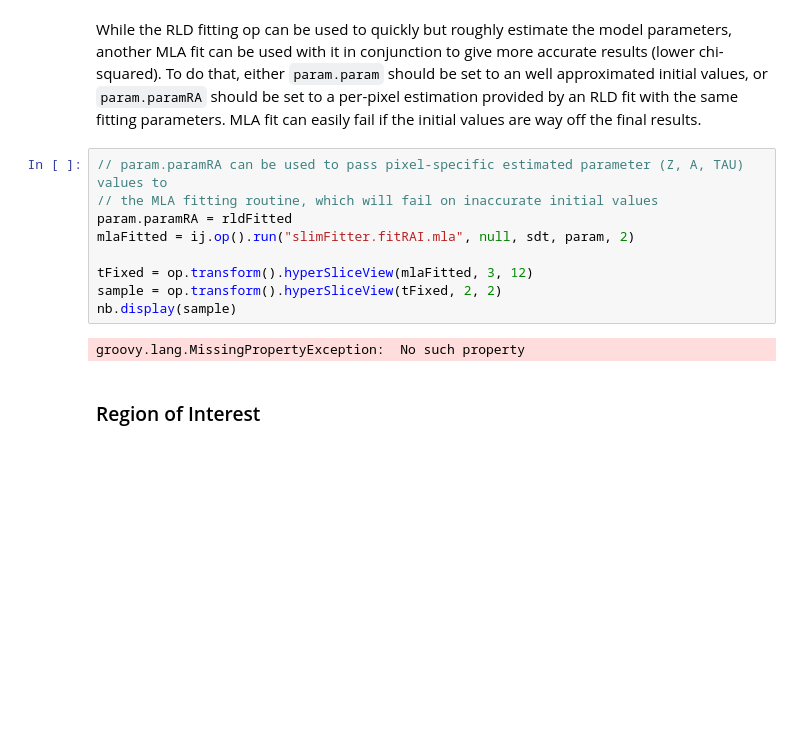
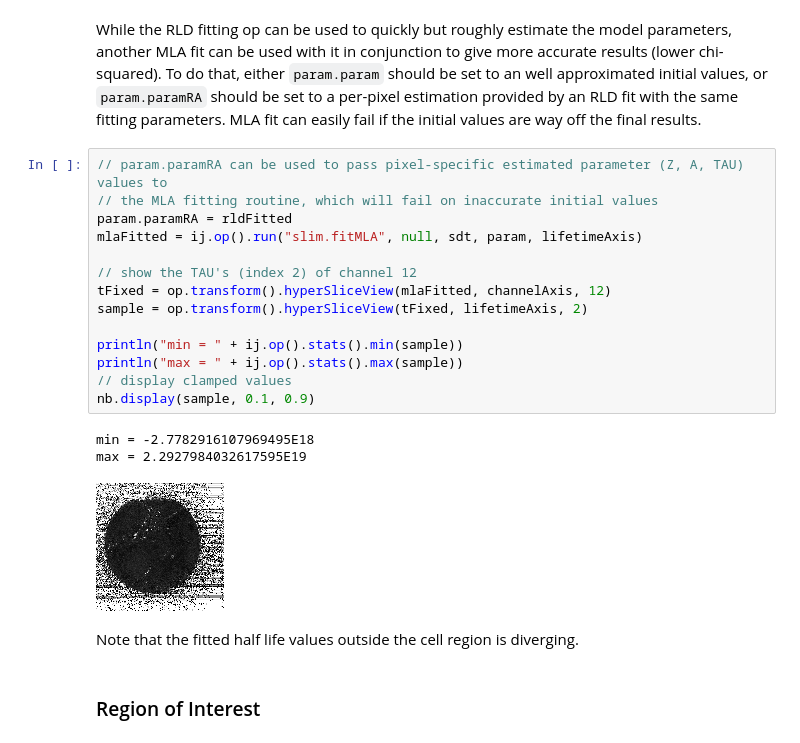
Before and after one commit to flimlib/flimj-ops, a Jupyter notebook: notebooks/Demo.ipynb, the cells around one changed output. Saved outputs shown, nothing was run; the diff lists cells and outputs as text; blank space fills up the shorter version.

```diff
--- a/notebooks/Demo.ipynb
+++ b/notebooks/Demo.ipynb
@@ -215,14 +219,23 @@ While the RLD fitting op can be used to quickly but roughly estimate the model p
 # %%
 // param.paramRA can be used to pass pixel-specific estimated parameter (Z, A, TAU) values to
 // the MLA fitting routine, which will fail on inaccurate initial values
 param.paramRA = rldFitted
-mlaFitted = ij.op().run("slimFitter.fitRAI.mla", null, sdt, param, 2)
+mlaFitted = ij.op().run("slim.fitMLA", null, sdt, param, lifetimeAxis)
 
-tFixed = op.transform().hyperSliceView(mlaFitted, 3, 12)
-sample = op.transform().hyperSliceView(tFixed, 2, 2)
-nb.display(sample)
+// show the TAU's (index 2) of channel 12
+tFixed = op.transform().hyperSliceView(mlaFitted, channelAxis, 12)
+sample = op.transform().hyperSliceView(tFixed, lifetimeAxis, 2)
+
+println("min = " + ij.op().stats().min(sample))
+println("max = " + ij.op().stats().max(sample))
+// display clamped values
+nb.display(sample, 0.1, 0.9)
 # %% [output]
-groovy.lang.MissingPropertyException:  No such property
+min = -2.7782916107969495E18
+max = 2.2927984032617595E19
+[figure, added]
+# %% [markdown]
+Note that the fitted half life values outside the cell region is diverging.
 # %% [markdown]
 ### Region of Interest
 # %% [markdown]
```
Also changed, not shown: parts of 14 cells of this notebook.
